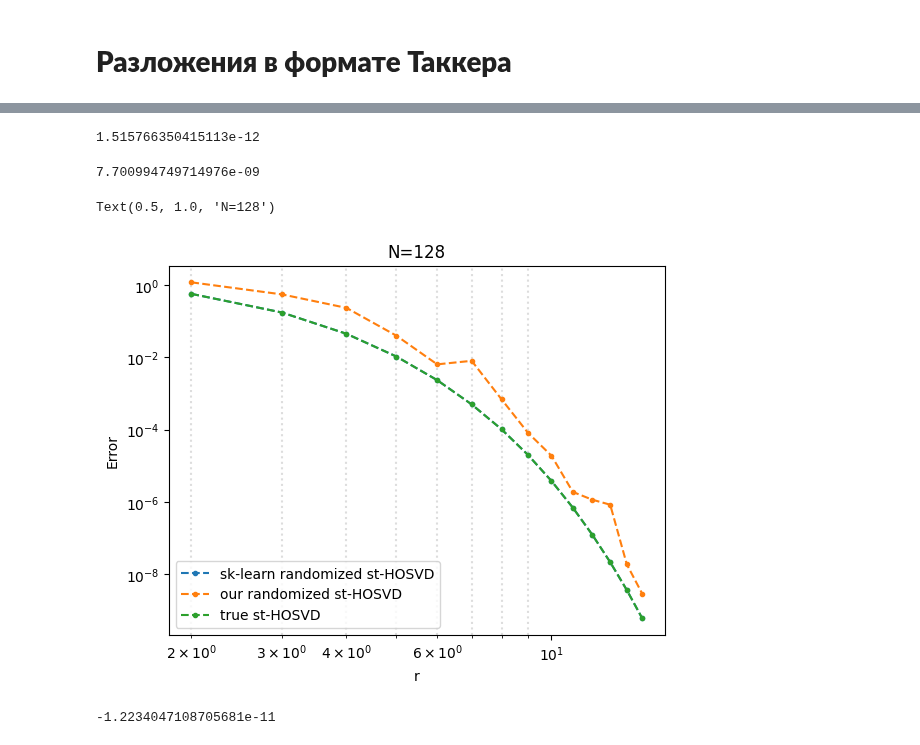
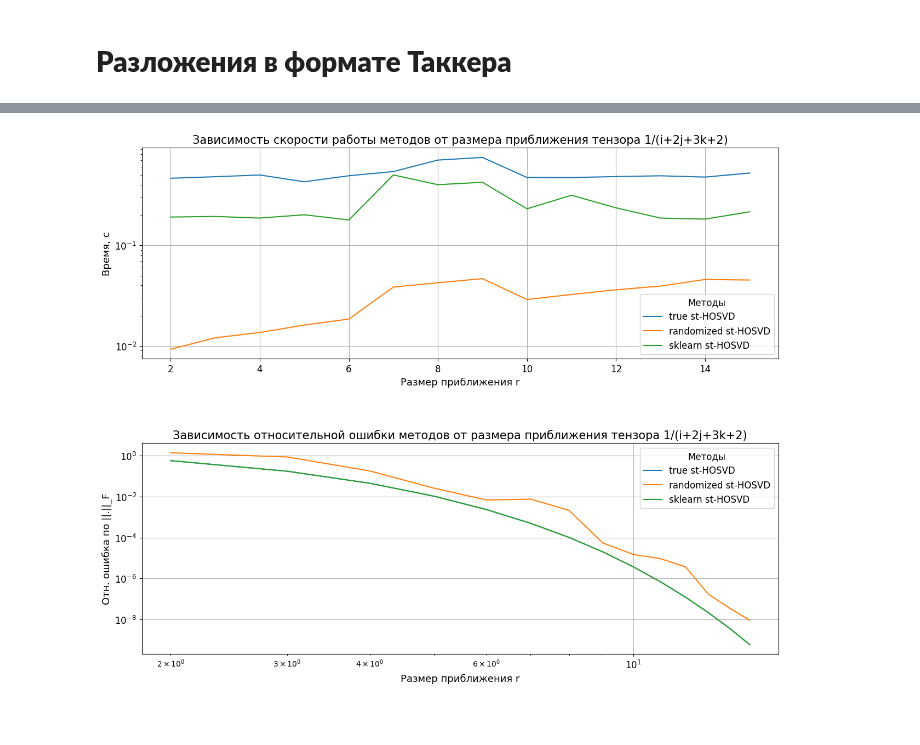
Before and after one commit to ol3gka/AI_Masters_NLA_projects_Matrix_Masters, a Jupyter notebook: Project_2/project_2.ipynb, the cells around one changed output, grey strips where cells are left out. Cells and saved outputs as stored; diff of their text form; code cells hidden in the pictures; blank space fills up the shorter version.

```diff
--- a/Project_2/project_2.ipynb
+++ b/Project_2/project_2.ipynb
@@ -396,12 +510,0 @@ for i in range(N):
-# %%
-# Тесты
-g, u, v, w = mHOSVD_3d(A,15,15,15)
-err(A,g.transpose([0,2,1]), u, v, w.T)
-# %% [output]
-1.515766350415113e-12
-# %%
-T = np.array([(1/(i+2*j+3*k+2)) for i in range(N) for j in range(N) for k in range(N)]).reshape(N, N, N)
-g,u,v,w = HOSVD(T,N,15,homebrew_svd)
-err(T, g,u,v,w)
-# %% [output]
-7.700994749714976e-09
@@ -442,16 +511,37 @@ for r in range(2,16):
-# %%
-fm = [i for i in range(2,16)]
-plt.loglog(fm, randomized_array,'.--',fm, homebrew_array,'.--', fm,true_array,'.--')
-plt.grid(which='minor', color='#DDDDDD', linestyle=':', linewidth=1.5)
-plt.legend(['sk-learn randomized st-HOSVD', 'our randomized st-HOSVD', 'true st-HOSVD','HOSVD'])
-plt.xlabel('r')
-plt.ylabel('Error')
-plt.title('N=128')
-# %% [output]
-Text(0.5, 1.0, 'N=128')
-[figure, removed]
-# %%
-#Проверил правильность
-g@w[:,10]@u[10,:]@v[10,:] - T[10,10,10]
-# %% [output]
--1.2234047108705681e-11
+# %%
+# 1/(i+2j+3k+2)
+time_sthosvd_true, norm_sthosvd_true = {}, {}
+time_sthosvd_rand, norm_sthosvd_rand = {}, {}
+time_sthosvd_skl, norm_sthosvd_skl = {}, {}
+for r in range(2, 16):
+    time_sthosvd_true[r], norm_sthosvd_true[r] = stHOSVD_meas(T, r, trueSVD)
+    time_sthosvd_rand[r], norm_sthosvd_rand[r] = stHOSVD_meas(T, r, randSVD)
+    time_sthosvd_skl[r], norm_sthosvd_skl[r] = stHOSVD_meas(T, r, randomized_svd)
+# %%
+fig, ax = plt.subplots(2, 1, figsize=(16, 12))
+
+ax[0].semilogy(time_sthosvd_true.keys(), time_sthosvd_true.values(), label='true st-HOSVD')
+ax[0].semilogy(time_sthosvd_rand.keys(), time_sthosvd_rand.values(), label='randomized st-HOSVD')
+ax[0].semilogy(time_sthosvd_skl.keys(), time_sthosvd_skl.values(), label='sklearn st-HOSVD')
+ax[0].set_title('Зависимость скорости работы методов от размера приближения тензора 1/(i+2j+3k+2)', fontsize=15)
+ax[0].set_ylabel('Время, с', fontsize=13)
+ax[0].set_xlabel('Размер приближения r', fontsize=13)
+ax[0].tick_params(axis='both', labelsize=12)
+ax[0].grid(True)
+ax[0].legend(title='Методы', fontsize=12, title_fontsize=12)
+
+ax[1].loglog(norm_sthosvd_true.keys(), norm_sthosvd_true.values(), label='true st-HOSVD')
+ax[1].loglog(norm_sthosvd_rand.keys(), norm_sthosvd_rand.values(), label='randomized st-HOSVD')
+ax[1].loglog(norm_sthosvd_skl.keys(), norm_sthosvd_skl.values(), label='sklearn st-HOSVD')
+ax[1].set_title('Зависимость относительной ошибки методов от размера приближения тензора 1/(i+2j+3k+2)', fontsize=15)
+ax[1].set_ylabel('Отн. ошибка по ||.||_F', fontsize=13)
+ax[1].set_xlabel('Размер приближения r', fontsize=13)
+ax[1].tick_params(axis='both', labelsize=12)
+ax[1].grid(True)
+ax[1].legend(title='Методы', fontsize=12, title_fontsize=12)
+
+fig.set_size_inches(15, 12)
+plt.subplots_adjust(hspace=0.4)
+plt.show()
+# %% [output]
+[figure, added]
```
Also changed, not shown: parts of 14 cells of this notebook.
